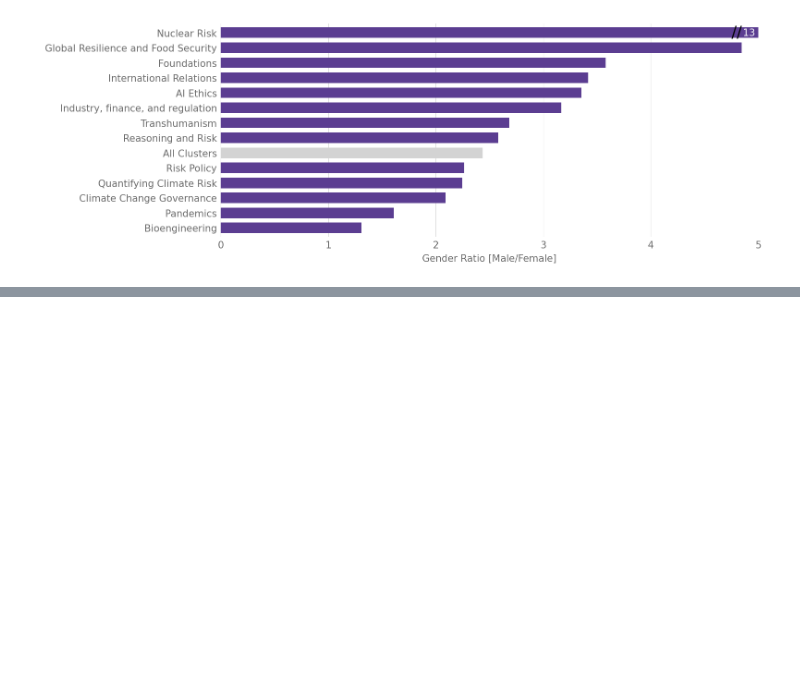
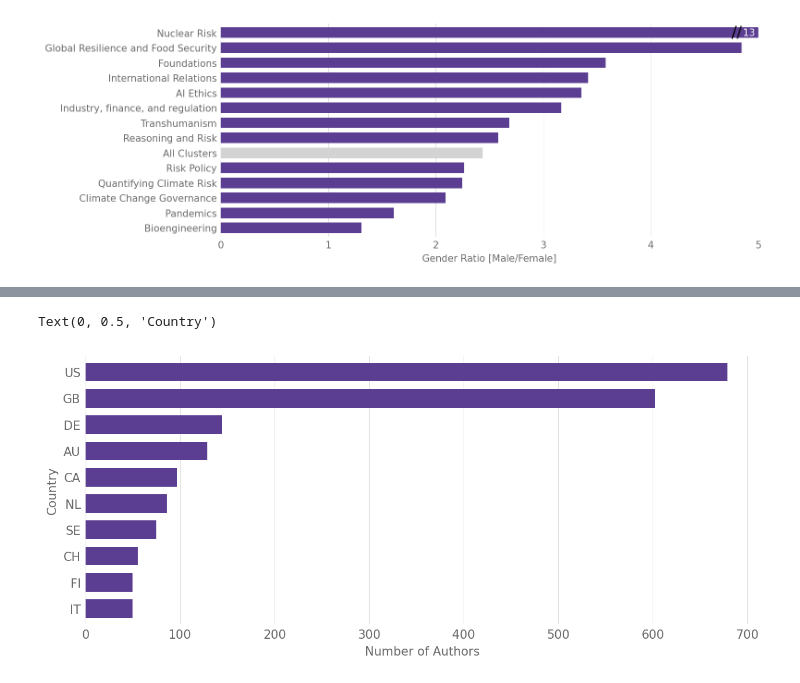
Before and after one commit to florianjehn/bibliometrics, a Jupyter notebook: scripts/overall_visualizations.ipynb, the cells around one changed output, grey strips where cells are left out. Cells and saved outputs as stored; diff of their text form; code cells hidden in the pictures; blank space fills up the shorter version.

```diff
--- a/scripts/overall_visualizations.ipynb
+++ b/scripts/overall_visualizations.ipynb
@@ -192,0 +220,12 @@ Text(4.9, 13, ' 13')
+# %%
+# Look at the main countries for the whole dataset
+countries = remerged_data["authorships.countries"].str.split("|").explode().value_counts()
+# Remove the empty countries
+countries = countries.drop("")
+countries.head(10).sort_values().plot(kind="barh", color=main_color, width=0.7)
+plt.gca().yaxis.grid(False)
+plt.xlabel("Number of Authors")
+plt.ylabel("Country")
+# %% [output]
+Text(0, 0.5, 'Country')
+[figure, added]
```
Also changed, not shown: parts of 6 cells of this notebook, 2 other files.
